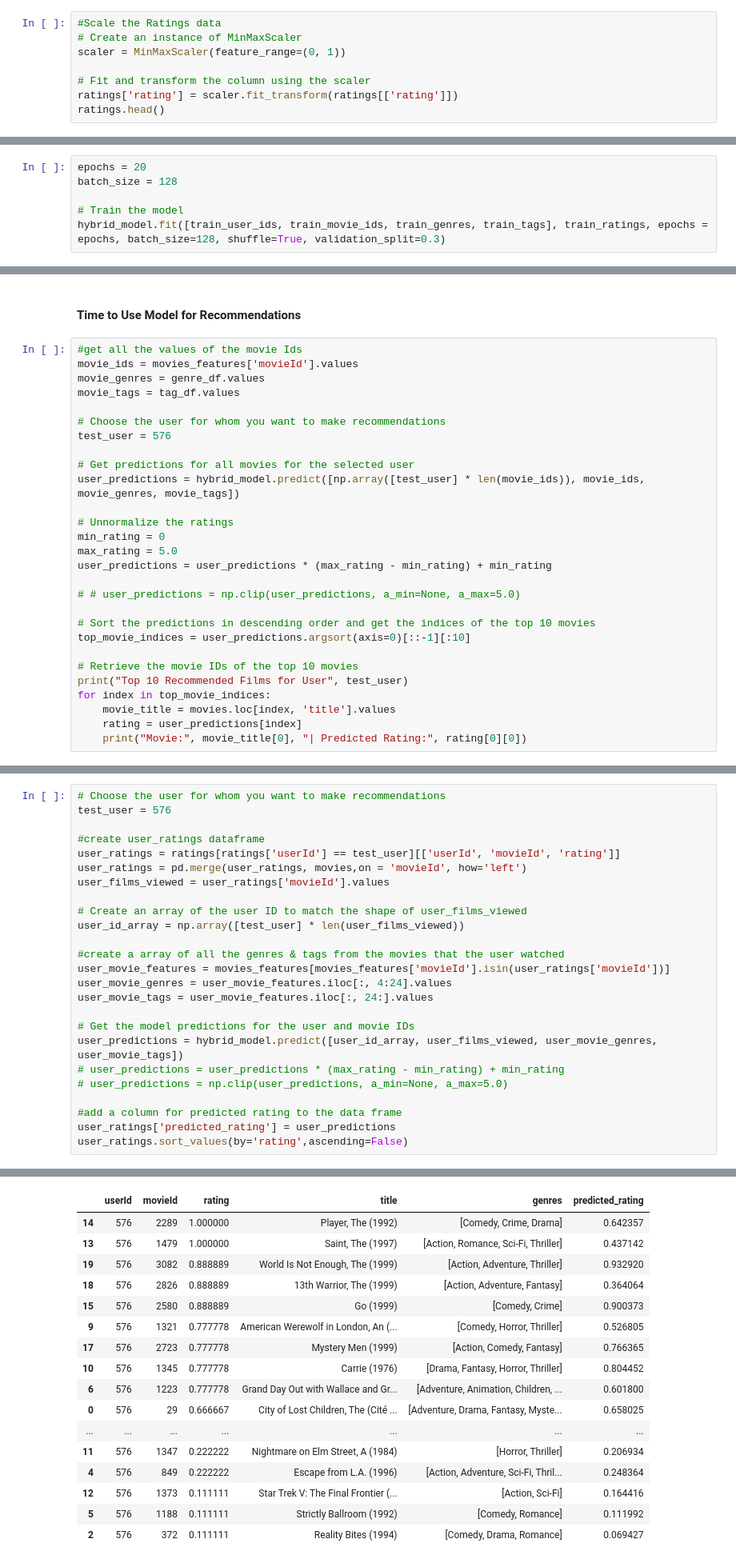
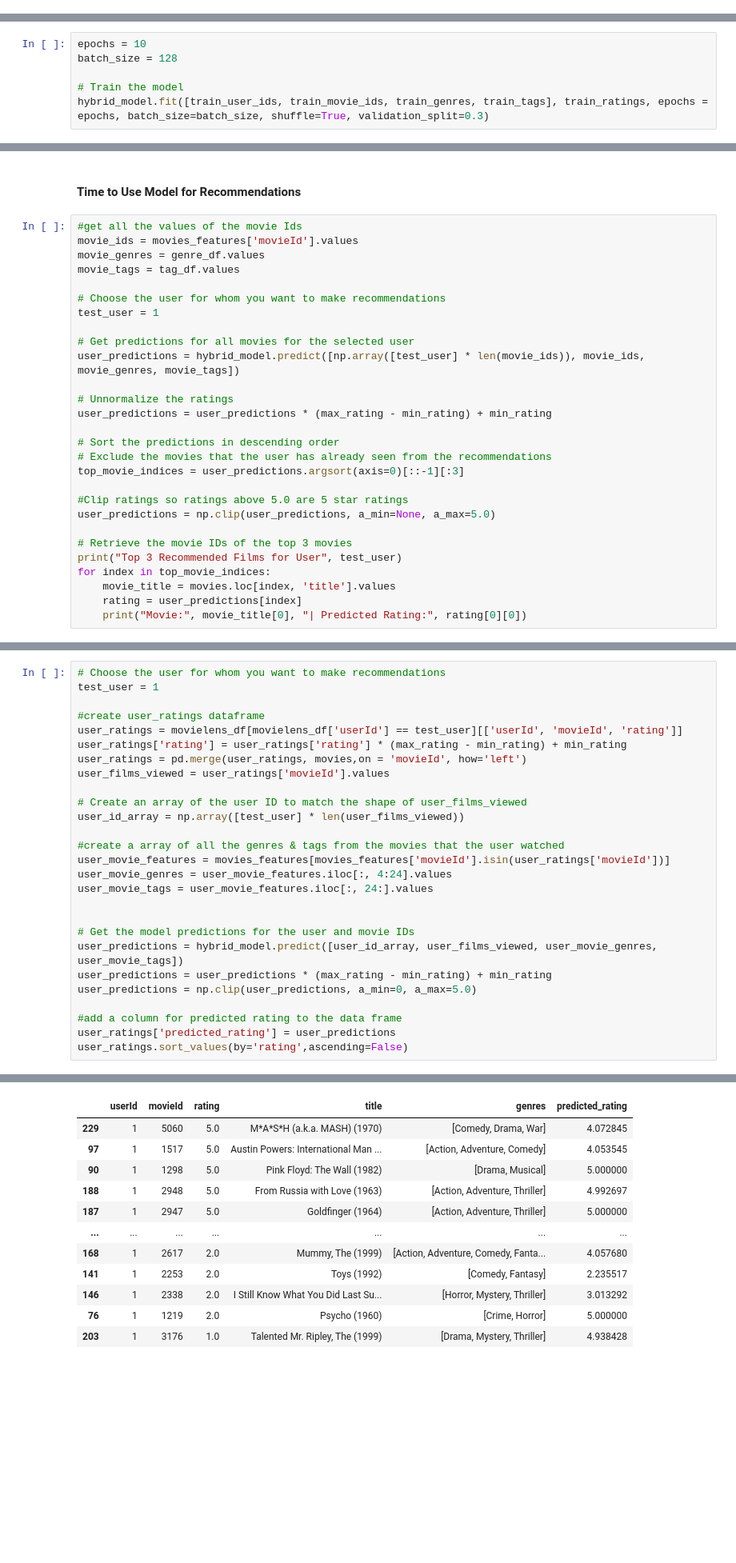
Before and after one commit to jgraham91/final-project, a Jupyter notebook: notebooks/FINAL-PROJECT.ipynb, the cells around one changed output, grey strips where cells are left out. Shown at 80% size. Cells and saved outputs as stored; diff of their text form; blank space fills up the shorter version.

```diff
--- a/notebooks/FINAL-PROJECT.ipynb
+++ b/notebooks/FINAL-PROJECT.ipynb
@@ -355,9 +390 @@ movies_features.head()
 5 rows × 1168 columns
-# %%
-#Scale the Ratings data
-# Create an instance of MinMaxScaler
-scaler = MinMaxScaler(feature_range=(0, 1))
-
-# Fit and transform the column using the scaler
-ratings['rating'] = scaler.fit_transform(ratings[['rating']])
-ratings.head()
@@ -908,7 +511,7 @@ hybrid_model.compile(loss='mse', optimizer='adam')
 # %%
-epochs = 20
+epochs = 10
 batch_size = 128
 
 # Train the model
-hybrid_model.fit([train_user_ids, train_movie_ids, train_genres, train_tags], train_ratings, epochs = epochs, batch_size=128, shuffle=True, validation_split=0.3)
+hybrid_model.fit([train_user_ids, train_movie_ids, train_genres, train_tags], train_ratings, epochs = epochs, batch_size=batch_size, shuffle=True, validation_split=0.3)
 # %% [output]
@@ -951,23 +577,23 @@ movie_genres = genre_df.values
 movie_tags = tag_df.values
 
 # Choose the user for whom you want to make recommendations
-test_user = 576
+test_user = 1
 
 # Get predictions for all movies for the selected user
 user_predictions = hybrid_model.predict([np.array([test_user] * len(movie_ids)), movie_ids, movie_genres, movie_tags])
 
 # Unnormalize the ratings
-min_rating = 0
-max_rating = 5.0
 user_predictions = user_predictions * (max_rating - min_rating) + min_rating
 
-# # user_predictions = np.clip(user_predictions, a_min=None, a_max=5.0)
+# Sort the predictions in descending order
+# Exclude the movies that the user has already seen from the recommendations
+top_movie_indices = user_predictions.argsort(axis=0)[::-1][:3]
 
-# Sort the predictions in descending order and get the indices of the top 10 movies
-top_movie_indices = user_predictions.argsort(axis=0)[::-1][:10]
+#Clip ratings so ratings above 5.0 are 5 star ratings
+user_predictions = np.clip(user_predictions, a_min=None, a_max=5.0)
 
-# Retrieve the movie IDs of the top 10 movies
-print("Top 10 Recommended Films for User", test_user)
+# Retrieve the movie IDs of the top 3 movies
+print("Top 3 Recommended Films for User", test_user)
 for index in top_movie_indices:
     movie_title = movies.loc[index, 'title'].values
     rating = user_predictions[index]
@@ -998,9 +607,10 @@ movies_features.head()
 # %%
 # Choose the user for whom you want to make recommendations
-test_user = 576
+test_user = 1
 
 #create user_ratings dataframe
-user_ratings = ratings[ratings['userId'] == test_user][['userId', 'movieId', 'rating']]
+user_ratings = movielens_df[movielens_df['userId'] == test_user][['userId', 'movieId', 'rating']]
+user_ratings['rating'] = user_ratings['rating'] * (max_rating - min_rating) + min_rating
 user_ratings = pd.merge(user_ratings, movies,on = 'movieId', how='left')
 user_films_viewed = user_ratings['movieId'].values
 
@@ -1012,10 +622,11 @@ user_movie_features = movies_features[movies_features['movieId'].isin(user_ratin
 user_movie_genres = user_movie_features.iloc[:, 4:24].values
 user_movie_tags = user_movie_features.iloc[:, 24:].values
 
+
 # Get the model predictions for the user and movie IDs
 user_predictions = hybrid_model.predict([user_id_array, user_films_viewed, user_movie_genres, user_movie_tags])
-# user_predictions = user_predictions * (max_rating - min_rating) + min_rating
-# user_predictions = np.clip(user_predictions, a_min=None, a_max=5.0)
+user_predictions = user_predictions * (max_rating - min_rating) + min_rating
+user_predictions = np.clip(user_predictions, a_min=0, a_max=5.0)
 
 #add a column for predicted rating to the data frame
 user_ratings['predicted_rating'] = user_predictions
@@ -1025,17 +636,12 @@ user_ratings.sort_values(by='rating',ascending=False)
 |  | userId | movieId | rating | title | genres | predicted_rating |
-| 14 | 576 | 2289 | 1.000000 | Player, The (1992) | [Comedy, Crime, Drama] | 0.642357 |
-| 13 | 576 | 1479 | 1.000000 | Saint, The (1997) | [Action, Romance, Sci-Fi, Thriller] | 0.437142 |
-| 19 | 576 | 3082 | 0.888889 | World Is Not Enough, The (1999) | [Action, Adventure, Thriller] | 0.932920 |
-| 18 | 576 | 2826 | 0.888889 | 13th Warrior, The (1999) | [Action, Adventure, Fantasy] | 0.364064 |
-| 15 | 576 | 2580 | 0.888889 | Go (1999) | [Comedy, Crime] | 0.900373 |
-| 9 | 576 | 1321 | 0.777778 | American Werewolf in London, An (... | [Comedy, Horror, Thriller] | 0.526805 |
-| 17 | 576 | 2723 | 0.777778 | Mystery Men (1999) | [Action, Comedy, Fantasy] | 0.766365 |
-| 10 | 576 | 1345 | 0.777778 | Carrie (1976) | [Drama, Fantasy, Horror, Thriller] | 0.804452 |
-| 6 | 576 | 1223 | 0.777778 | Grand Day Out with Wallace and Gr... | [Adventure, Animation, Children, ... | 0.601800 |
-| 0 | 576 | 29 | 0.666667 | City of Lost Children, The (Cité ... | [Adventure, Drama, Fantasy, Myste... | 0.658025 |
+| 229 | 1 | 5060 | 5.0 | M*A*S*H (a.k.a. MASH) (1970) | [Comedy, Drama, War] | 4.072845 |
+| 97 | 1 | 1517 | 5.0 | Austin Powers: International Man ... | [Action, Adventure, Comedy] | 4.053545 |
+| 90 | 1 | 1298 | 5.0 | Pink Floyd: The Wall (1982) | [Drama, Musical] | 5.000000 |
+| 188 | 1 | 2948 | 5.0 | From Russia with Love (1963) | [Action, Adventure, Thriller] | 4.992697 |
+| 187 | 1 | 2947 | 5.0 | Goldfinger (1964) | [Action, Adventure, Thriller] | 5.000000 |
 | ... | ... | ... | ... | ... | ... | ... |
-| 11 | 576 | 1347 | 0.222222 | Nightmare on Elm Street, A (1984) | [Horror, Thriller] | 0.206934 |
-| 4 | 576 | 849 | 0.222222 | Escape from L.A. (1996) | [Action, Adventure, Sci-Fi, Thril... | 0.248364 |
-| 12 | 576 | 1373 | 0.111111 | Star Trek V: The Final Frontier (... | [Action, Sci-Fi] | 0.164416 |
-| 5 | 576 | 1188 | 0.111111 | Strictly Ballroom (1992) | [Comedy, Romance] | 0.111992 |
-| 2 | 576 | 372 | 0.111111 | Reality Bites (1994) | [Comedy, Drama, Romance] | 0.069427 |
+| 168 | 1 | 2617 | 2.0 | Mummy, The (1999) | [Action, Adventure, Comedy, Fanta... | 4.057680 |
+| 141 | 1 | 2253 | 2.0 | Toys (1992) | [Comedy, Fantasy] | 2.235517 |
+| 146 | 1 | 2338 | 2.0 | I Still Know What You Did Last Su... | [Horror, Mystery, Thriller] | 3.013292 |
+| 76 | 1 | 1219 | 2.0 | Psycho (1960) | [Crime, Horror] | 5.000000 |
+| 203 | 1 | 3176 | 1.0 | Talented Mr. Ripley, The (1999) | [Drama, Mystery, Thriller] | 4.938428 |
```
Also changed, not shown: parts of 434 cells of this notebook.
